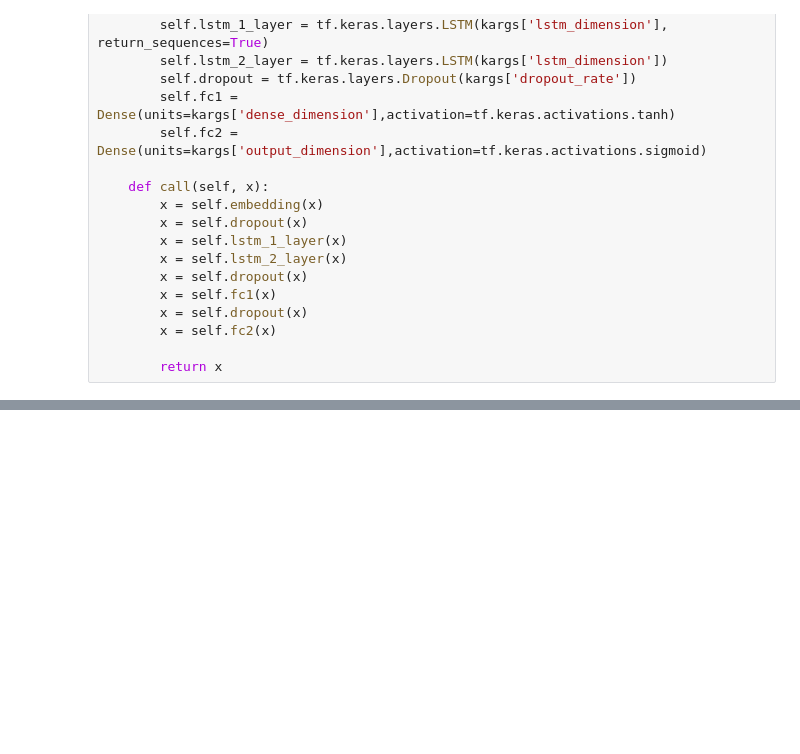
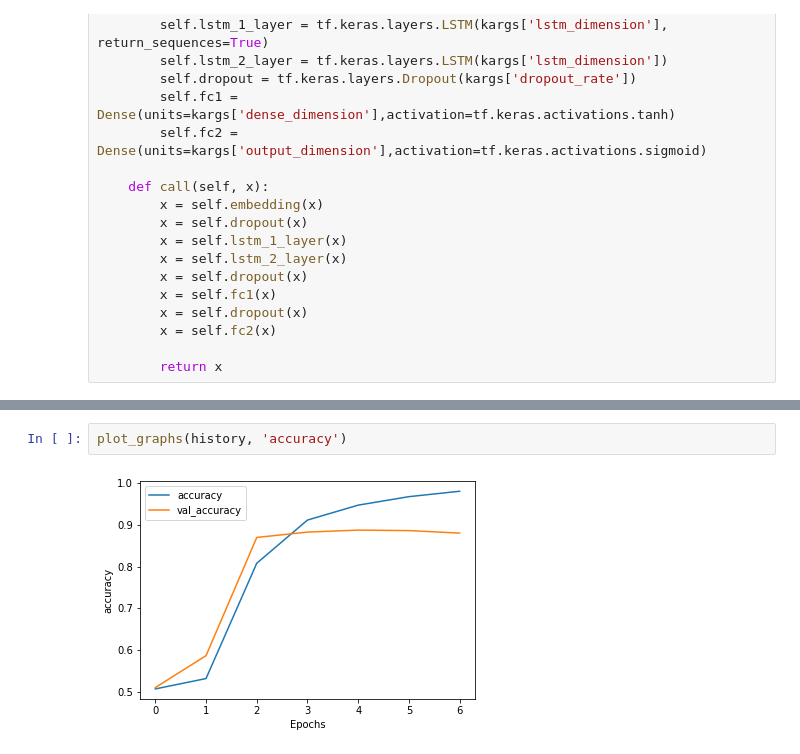
Before and after one commit to FacerAin/2022-NLP-Study, a Jupyter notebook: 1_Classification/1_4_RNN.ipynb, the cells around one changed output, grey strips where cells are left out. Drawn from its saved outputs; the diff is of its cells as text; blank space fills up the shorter version.

```diff
--- a/1_Classification/1_4_RNN.ipynb
+++ b/1_Classification/1_4_RNN.ipynb
@@ -90,0 +151,4 @@ Epoch 2/5
+# %%
+plot_graphs(history, 'accuracy')
+# %% [output]
+[figure, added]
```
Also changed, not shown: parts of 10 cells of this notebook.
